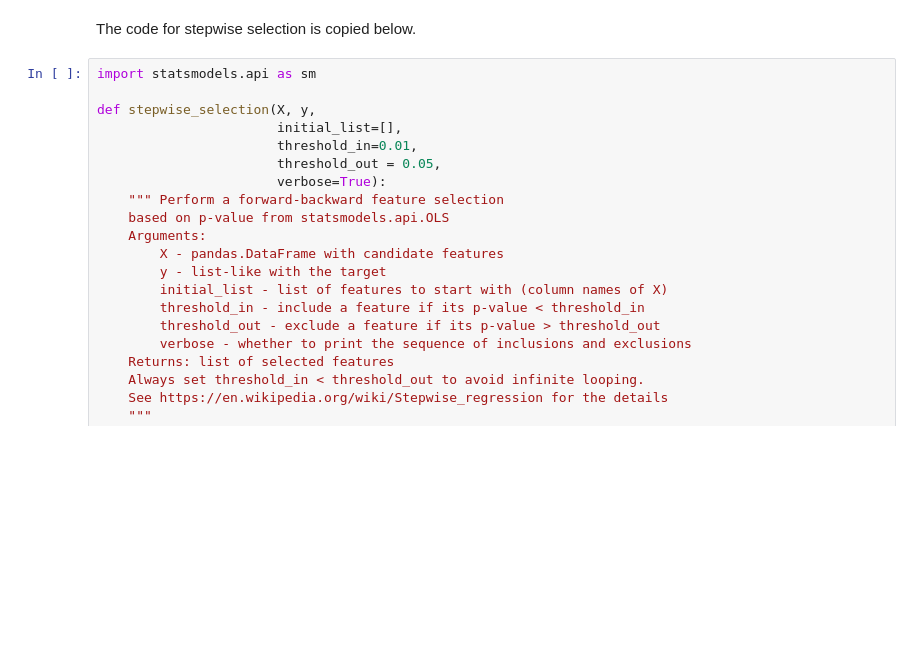
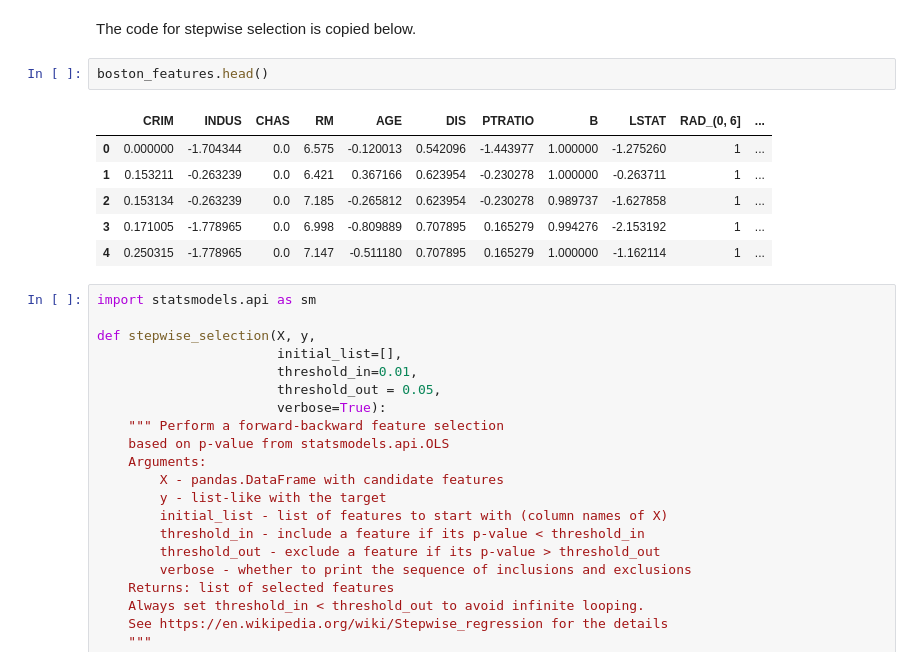
Before and after one commit to Pietrassyk/dsc-model-fit-linear-regression-lab-nyc-ds-career-042219, a Jupyter notebook: index.ipynb, the cells around one changed output. Saved outputs shown, nothing was run; the diff lists cells and outputs as text; blank space fills up the shorter version.

```diff
--- a/index.ipynb
+++ b/index.ipynb
@@ -63,6 +63,15 @@ boston_features["PTRATIO"] = (logptratio-np.mean(logptratio))/(np.sqrt(np.var(lo
 ## Perform stepwise selection
 # %% [markdown]
 The code for stepwise selection is copied below.
+# %%
+boston_features.head()
+# %% [output]
+|  | CRIM | INDUS | CHAS | RM | AGE | DIS | PTRATIO | B | LSTAT | RAD_(0, 6] | ... |
+| 0 | 0.000000 | -1.704344 | 0.0 | 6.575 | -0.120013 | 0.542096 | -1.443977 | 1.000000 | -1.275260 | 1 | ... |
+| 1 | 0.153211 | -0.263239 | 0.0 | 6.421 | 0.367166 | 0.623954 | -0.230278 | 1.000000 | -0.263711 | 1 | ... |
+| 2 | 0.153134 | -0.263239 | 0.0 | 7.185 | -0.265812 | 0.623954 | -0.230278 | 0.989737 | -1.627858 | 1 | ... |
+| 3 | 0.171005 | -1.778965 | 0.0 | 6.998 | -0.809889 | 0.707895 | 0.165279 | 0.994276 | -2.153192 | 1 | ... |
+| 4 | 0.250315 | -1.778965 | 0.0 | 7.147 | -0.511180 | 0.707895 | 0.165279 | 1.000000 | -1.162114 | 1 | ... |
 # %%
 import statsmodels.api as sm
 
```
